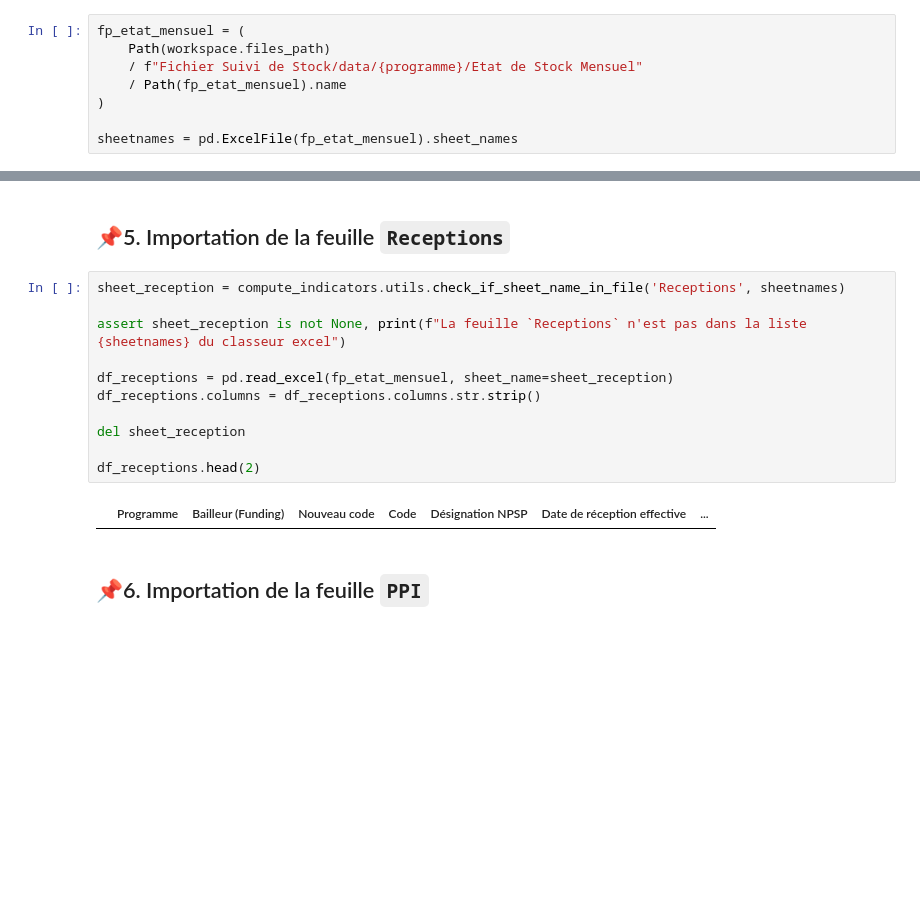
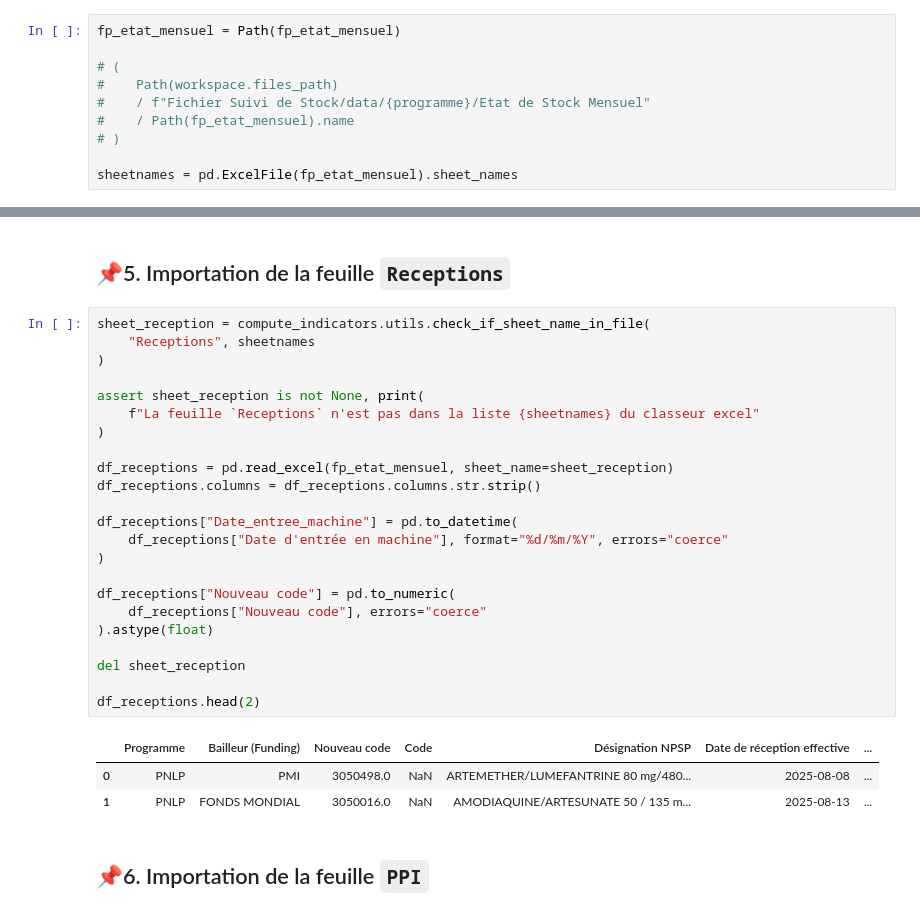
Before and after one commit to aanoble/logistics-stocks, a Jupyter notebook: fichier_suivi_des_stocks/mise a jour fichier suivi stock.ipynb, the cells around one changed output, grey strips where cells are left out. Saved outputs shown, nothing was run; the diff lists cells and outputs as text; blank space fills up the shorter version.

```diff
--- a/fichier_suivi_des_stocks/mise a jour fichier suivi stock.ipynb
+++ b/fichier_suivi_des_stocks/mise a jour fichier suivi stock.ipynb
@@ -116,11 +127,13 @@ L'utilisateur doit veiller à ce que les fichiers respectent le format attendu e
   - Assurez-vous que toutes les colonnes requises sont bien renseignées.
   - Contrôlez que le fichier est bien accessible et non corrompu.
 # %%
-fp_etat_mensuel = (
-    Path(workspace.files_path)
-    / f"Fichier Suivi de Stock/data/{programme}/Etat de Stock Mensuel"
-    / Path(fp_etat_mensuel).name
-)
+fp_etat_mensuel = Path(fp_etat_mensuel)
+
+# (
+#    Path(workspace.files_path)
+#    / f"Fichier Suivi de Stock/data/{programme}/Etat de Stock Mensuel"
+#    / Path(fp_etat_mensuel).name
+# )
 
 sheetnames = pd.ExcelFile(fp_etat_mensuel).sheet_names
 # %% [markdown]
@@ -187,18 +200,32 @@ df_distribution.head(2)
 # %% [markdown]
 ## 📌5. Importation de la feuille `Receptions`
 # %%
-sheet_reception = compute_indicators.utils.check_if_sheet_name_in_file('Receptions', sheetnames)
+sheet_reception = compute_indicators.utils.check_if_sheet_name_in_file(
+    "Receptions", sheetnames
+)
 
-assert sheet_reception is not None, print(f"La feuille `Receptions` n'est pas dans la liste {sheetnames} du classeur excel")
+assert sheet_reception is not None, print(
+    f"La feuille `Receptions` n'est pas dans la liste {sheetnames} du classeur excel"
+)
 
 df_receptions = pd.read_excel(fp_etat_mensuel, sheet_name=sheet_reception)
 df_receptions.columns = df_receptions.columns.str.strip()
 
+df_receptions["Date_entree_machine"] = pd.to_datetime(
+    df_receptions["Date d'entrée en machine"], format="%d/%m/%Y", errors="coerce"
+)
+
+df_receptions["Nouveau code"] = pd.to_numeric(
+    df_receptions["Nouveau code"], errors="coerce"
+).astype(float)
+
 del sheet_reception
 
 df_receptions.head(2)
 # %% [output]
 |  | Programme | Bailleur (Funding) | Nouveau code | Code | Désignation NPSP | Date de réception effective | ... |
+| 0 | PNLP | PMI | 3050498.0 | NaN | ARTEMETHER/LUMEFANTRINE 80 mg/480... | 2025-08-08 | ... |
+| 1 | PNLP | FONDS MONDIAL | 3050016.0 | NaN | AMODIAQUINE/ARTESUNATE 50 / 135 m... | 2025-08-13 | ... |
 # %% [markdown]
 ## 📌6. Importation de la feuille `PPI`
 # %%
```
Also changed, not shown: parts of 35 cells of this notebook.
